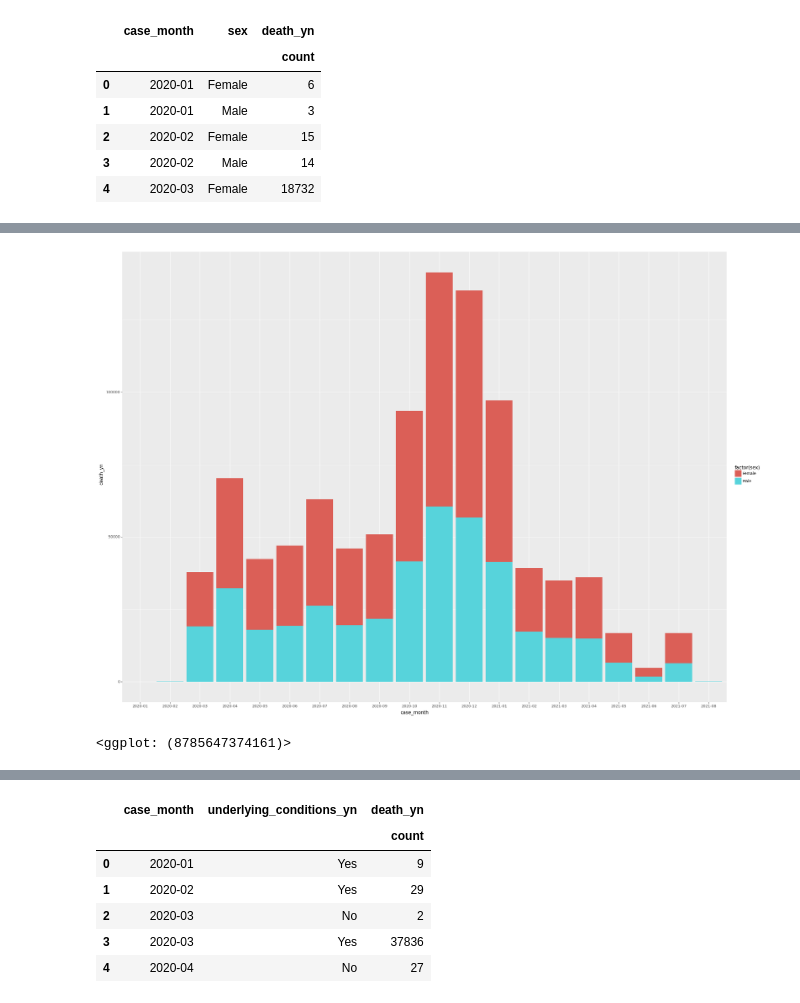
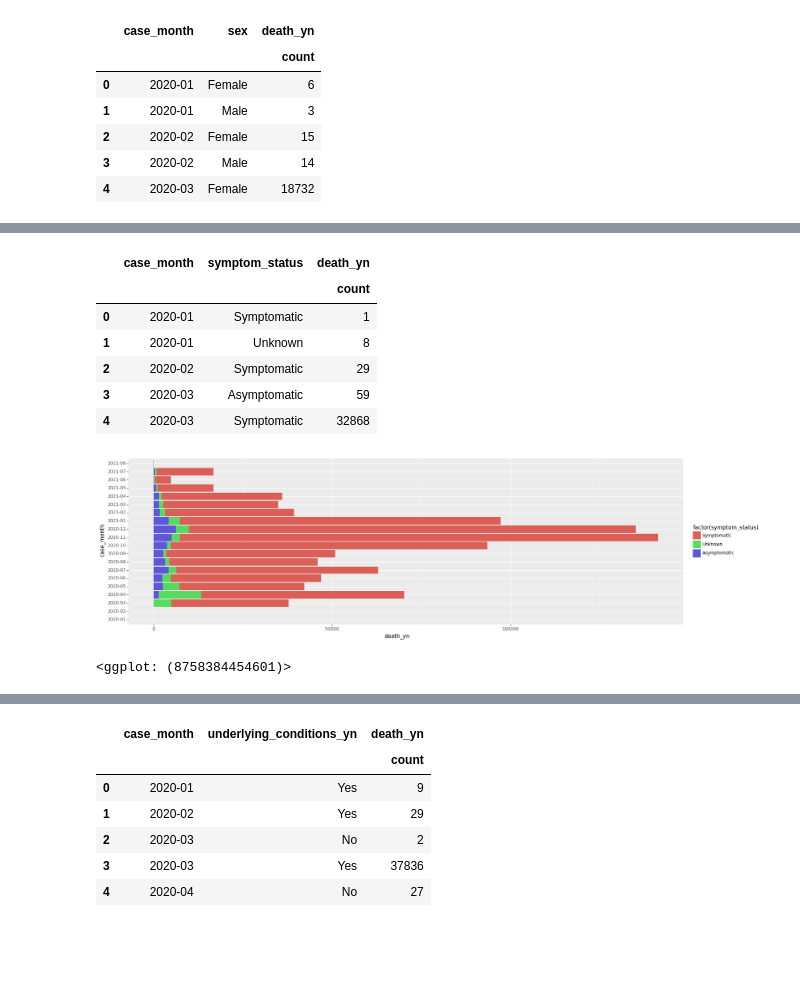
Before and after one commit to tejaswi2019/DataScienceGuidedCapstone, a Jupyter notebook: Capstone2_EDA.ipynb, the cells around one changed output, grey strips where cells are left out. Cells and saved outputs as stored; diff of their text form; code cells hidden in the pictures; blank space fills up the shorter version.

```diff
--- a/Capstone2_EDA.ipynb
+++ b/Capstone2_EDA.ipynb
@@ -292,5 +380,25 @@ gender_df.head()
+# %%
+
+#age_deaths = state_data.groupby(['Age Group'])['COVID-19 Deaths'].agg('sum').reset_index()
+#params = ["All Ages","Not stated"]
+#age_deaths = age_deaths[~age_deaths['Age Group'].isin(params)]
+#age_deaths.head(10)
+#Symptomatic deaths
+df.columns
+symptom_df = df.groupby(['case_month','symptom_status']).sum('count').reset_index()
+symptom_df.symptom_status = pd.Categorical(symptom_df.symptom_status, categories=pd.unique(symptom_df.symptom_status))
+symptom_df.head()
+# %% [output]
+|  | case_month | symptom_status | death_yn |
+|  |  |  | count |
+| 0 | 2020-01 | Symptomatic | 1 |
+| 1 | 2020-01 | Unknown | 8 |
+| 2 | 2020-02 | Symptomatic | 29 |
+| 3 | 2020-03 | Asymptomatic | 59 |
+| 4 | 2020-03 | Symptomatic | 32868 |
 # %%
-ggplot(gender_df, aes(x='case_month',y='death_yn',fill='factor(sex)')) + geom_bar(stat="identity")
+ggplot(symptom_df, aes(x='case_month',y='death_yn',fill='factor(symptom_status)')) + geom_bar(stat="identity") + coord_flip() + theme(
+    figure_size=(20, 6))
 # %% [output]
-[figure, old version]
+[figure, new version]
-<ggplot: (8785647374161)>
+<ggplot: (8758384454601)>
```
Also changed, not shown: parts of 36 cells of this notebook, 2 other files.
